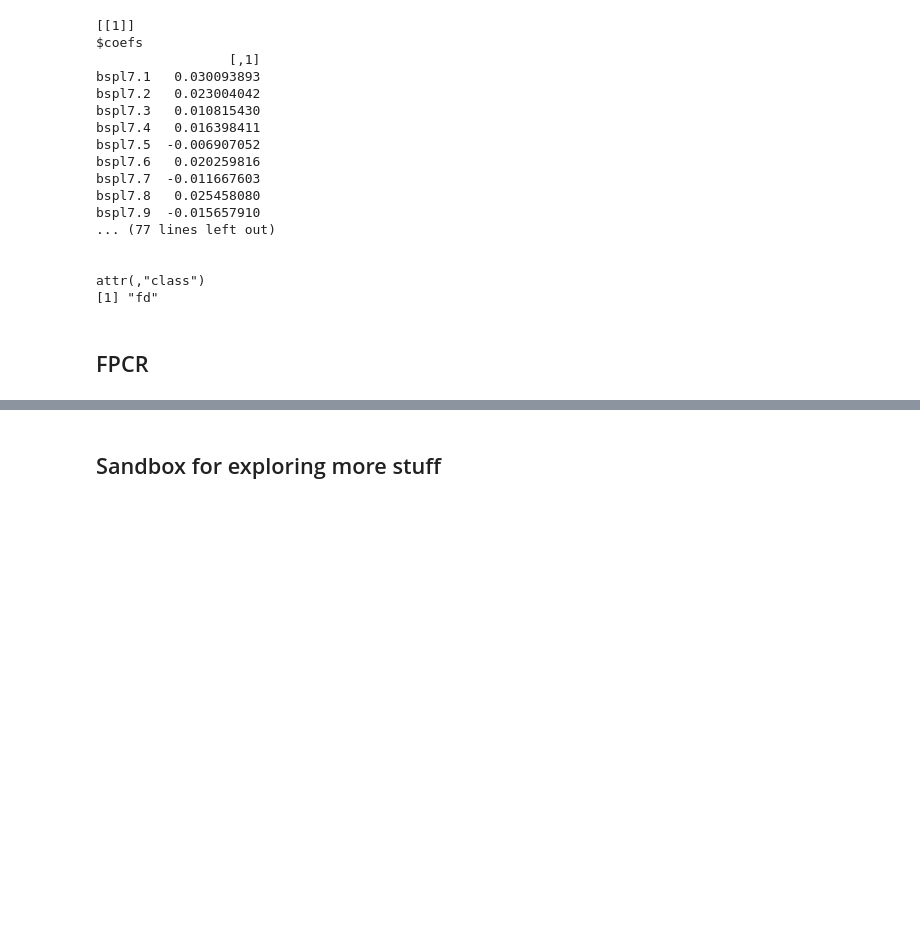
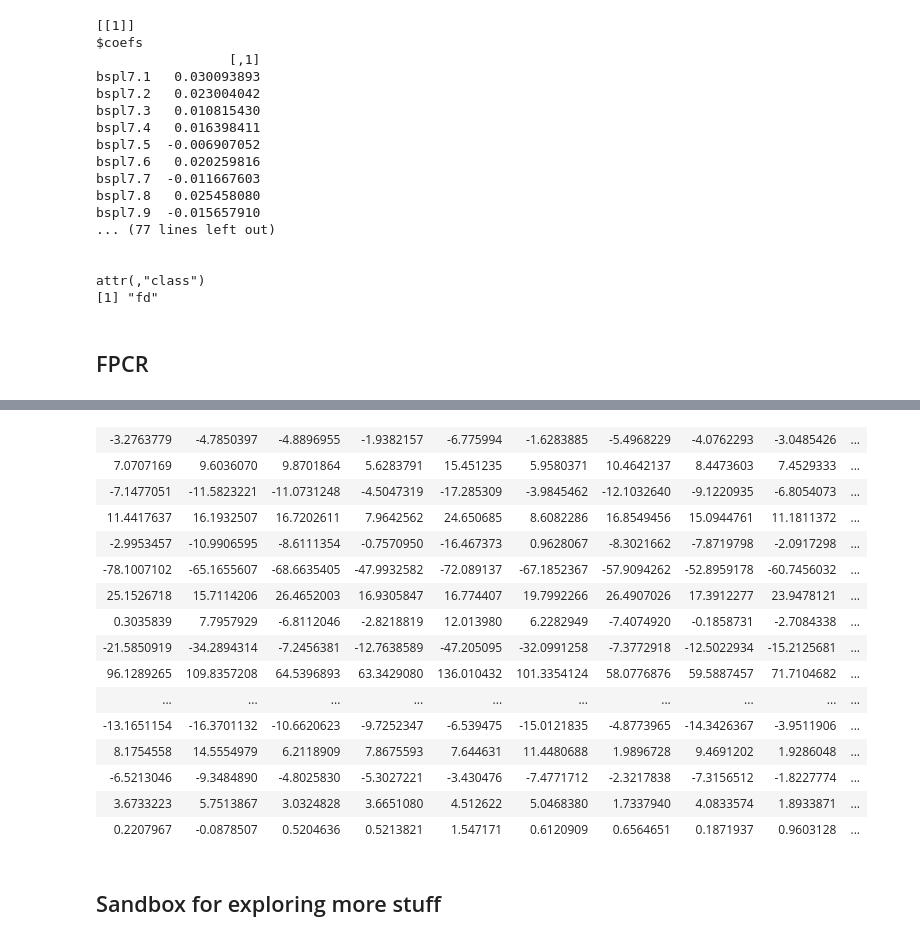
Before and after one commit to JakobJuergens/Basis_Choice_FLR, a Jupyter notebook: Code/simulation_study_approach.ipynb, the cells around one changed output, grey strips where cells are left out. Cells and saved outputs as stored; diff of their text form; code cells hidden in the pictures; blank space fills up the shorter version.

```diff
--- a/Code/simulation_study_approach.ipynb
+++ b/Code/simulation_study_approach.ipynb
@@ -226,3 +216,24 @@ plot(prec_pca, Y_test, type="p", pch="o")
+# %%
+a = as.matrix(data$fd$coefs)
+rownames(a) = c()
+a
+# %% [output]
+| -3.2763779 | -4.7850397 | -4.8896955 | -1.9382157 | -6.775994 | -1.6283885 | -5.4968229 | -4.0762293 | -3.0485426 | ... |
+| 7.0707169 | 9.6036070 | 9.8701864 | 5.6283791 | 15.451235 | 5.9580371 | 10.4642137 | 8.4473603 | 7.4529333 | ... |
+| -7.1477051 | -11.5823221 | -11.0731248 | -4.5047319 | -17.285309 | -3.9845462 | -12.1032640 | -9.1220935 | -6.8054073 | ... |
+| 11.4417637 | 16.1932507 | 16.7202611 | 7.9642562 | 24.650685 | 8.6082286 | 16.8549456 | 15.0944761 | 11.1811372 | ... |
+| -2.9953457 | -10.9906595 | -8.6111354 | -0.7570950 | -16.467373 | 0.9628067 | -8.3021662 | -7.8719798 | -2.0917298 | ... |
+| -78.1007102 | -65.1655607 | -68.6635405 | -47.9932582 | -72.089137 | -67.1852367 | -57.9094262 | -52.8959178 | -60.7456032 | ... |
+| 25.1526718 | 15.7114206 | 26.4652003 | 16.9305847 | 16.774407 | 19.7992266 | 26.4907026 | 17.3912277 | 23.9478121 | ... |
+| 0.3035839 | 7.7957929 | -6.8112046 | -2.8218819 | 12.013980 | 6.2282949 | -7.4074920 | -0.1858731 | -2.7084338 | ... |
+| -21.5850919 | -34.2894314 | -7.2456381 | -12.7638589 | -47.205095 | -32.0991258 | -7.3772918 | -12.5022934 | -15.2125681 | ... |
+| 96.1289265 | 109.8357208 | 64.5396893 | 63.3429080 | 136.010432 | 101.3354124 | 58.0776876 | 59.5887457 | 71.7104682 | ... |
+| ... | ... | ... | ... | ... | ... | ... | ... | ... | ... |
+| -13.1651154 | -16.3701132 | -10.6620623 | -9.7252347 | -6.539475 | -15.0121835 | -4.8773965 | -14.3426367 | -3.9511906 | ... |
+| 8.1754558 | 14.5554979 | 6.2118909 | 7.8675593 | 7.644631 | 11.4480688 | 1.9896728 | 9.4691202 | 1.9286048 | ... |
+| -6.5213046 | -9.3484890 | -4.8025830 | -5.3027221 | -3.430476 | -7.4771712 | -2.3217838 | -7.3156512 | -1.8227774 | ... |
+| 3.6733223 | 5.7513867 | 3.0324828 | 3.6651080 | 4.512622 | 5.0468380 | 1.7337940 | 4.0833574 | 1.8933871 | ... |
+| 0.2207967 | -0.0878507 | 0.5204636 | 0.5213821 | 1.547171 | 0.6120909 | 0.6564651 | 0.1871937 | 0.9603128 | ... |
 # %% [markdown]
 ## Sandbox for exploring more stuff
 # %%
```
Also changed, not shown: parts of 7 cells of this notebook.
